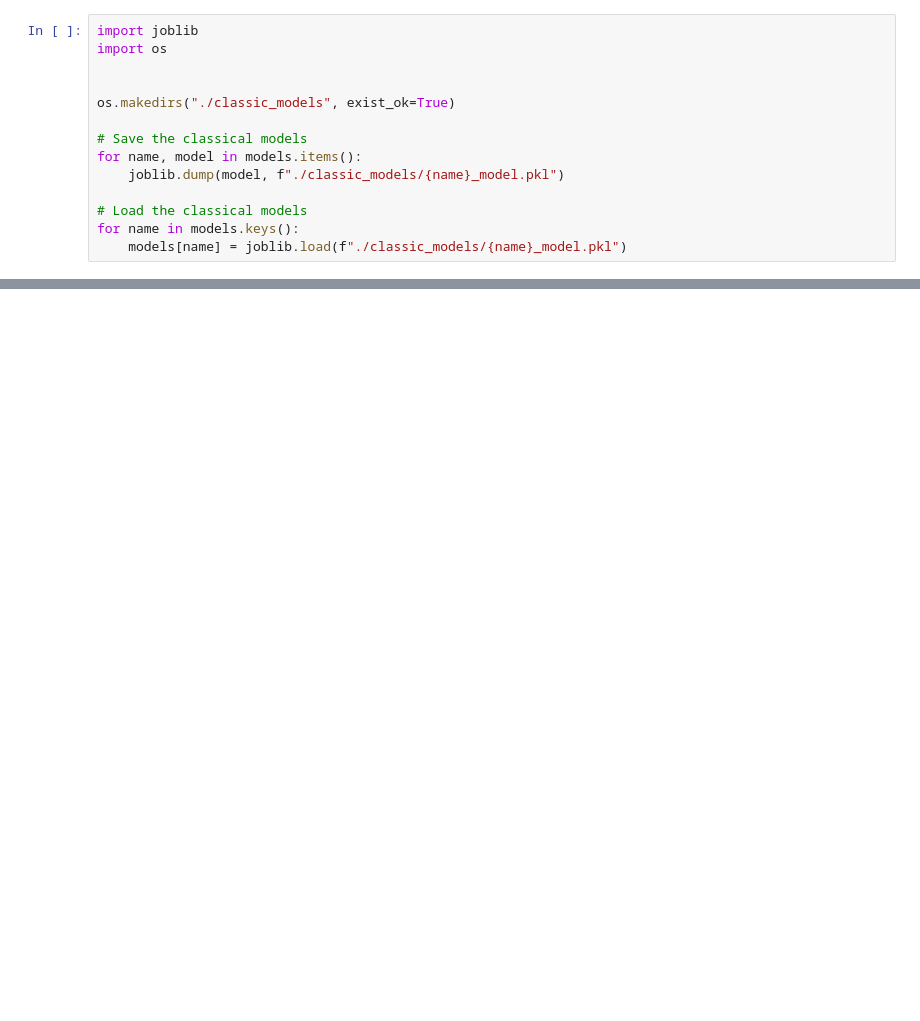
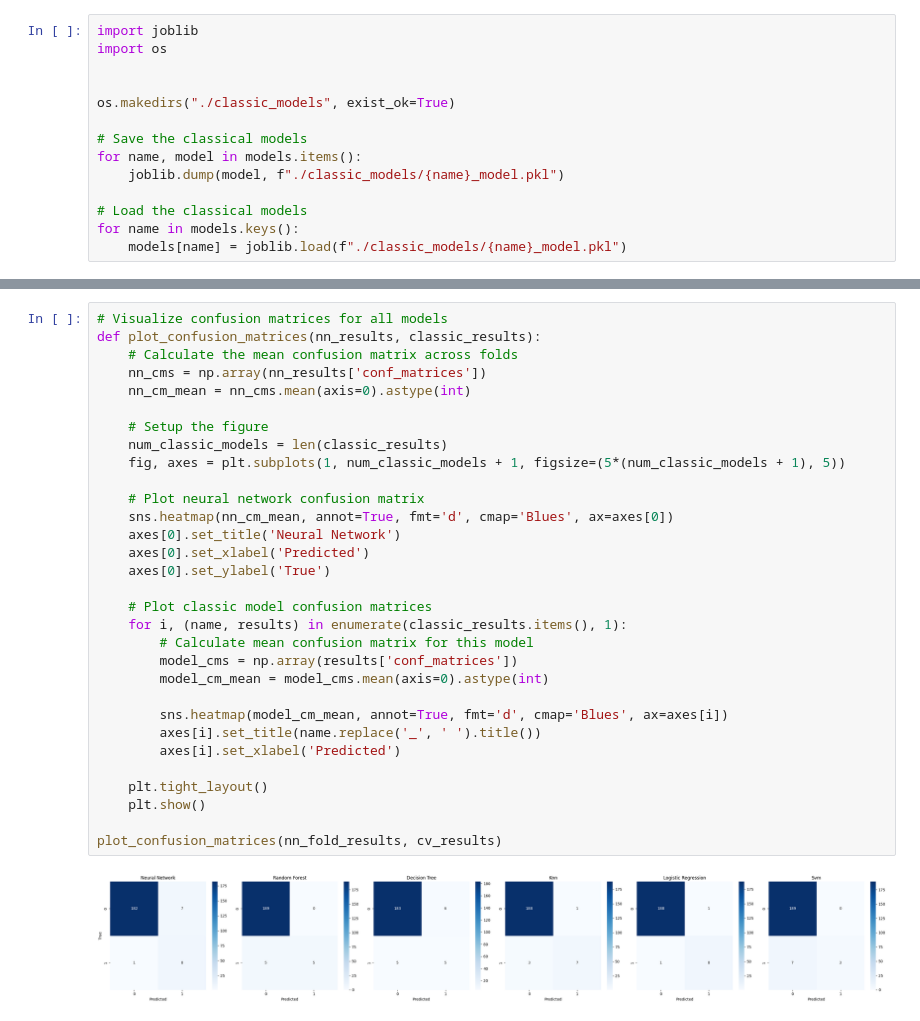
Before and after one commit to dtx1007/tfg_24_25, a Jupyter notebook: prototypes/torch_nn.ipynb, the cells around one changed output, grey strips where cells are left out. Saved outputs shown, nothing was run; the diff lists cells and outputs as text; blank space fills up the shorter version.

```diff
--- a/prototypes/torch_nn.ipynb
+++ b/prototypes/torch_nn.ipynb
@@ -682,0 +812,33 @@ for name in models.keys():
+# %%
+# Visualize confusion matrices for all models
+def plot_confusion_matrices(nn_results, classic_results):
+    # Calculate the mean confusion matrix across folds
+    nn_cms = np.array(nn_results['conf_matrices'])
+    nn_cm_mean = nn_cms.mean(axis=0).astype(int)
+
+    # Setup the figure
+    num_classic_models = len(classic_results)
+    fig, axes = plt.subplots(1, num_classic_models + 1, figsize=(5*(num_classic_models + 1), 5))
+
+    # Plot neural network confusion matrix
+    sns.heatmap(nn_cm_mean, annot=True, fmt='d', cmap='Blues', ax=axes[0])
+    axes[0].set_title('Neural Network')
+    axes[0].set_xlabel('Predicted')
+    axes[0].set_ylabel('True')
+
+    # Plot classic model confusion matrices
+    for i, (name, results) in enumerate(classic_results.items(), 1):
+        # Calculate mean confusion matrix for this model
+        model_cms = np.array(results['conf_matrices'])
+        model_cm_mean = model_cms.mean(axis=0).astype(int)
+
+        sns.heatmap(model_cm_mean, annot=True, fmt='d', cmap='Blues', ax=axes[i])
+        axes[i].set_title(name.replace('_', ' ').title())
+        axes[i].set_xlabel('Predicted')
+
+    plt.tight_layout()
+    plt.show()
+
+plot_confusion_matrices(nn_fold_results, cv_results)
+# %% [output]
+[figure, added]
```
Also changed, not shown: parts of 22 cells of this notebook, 3 other files.
